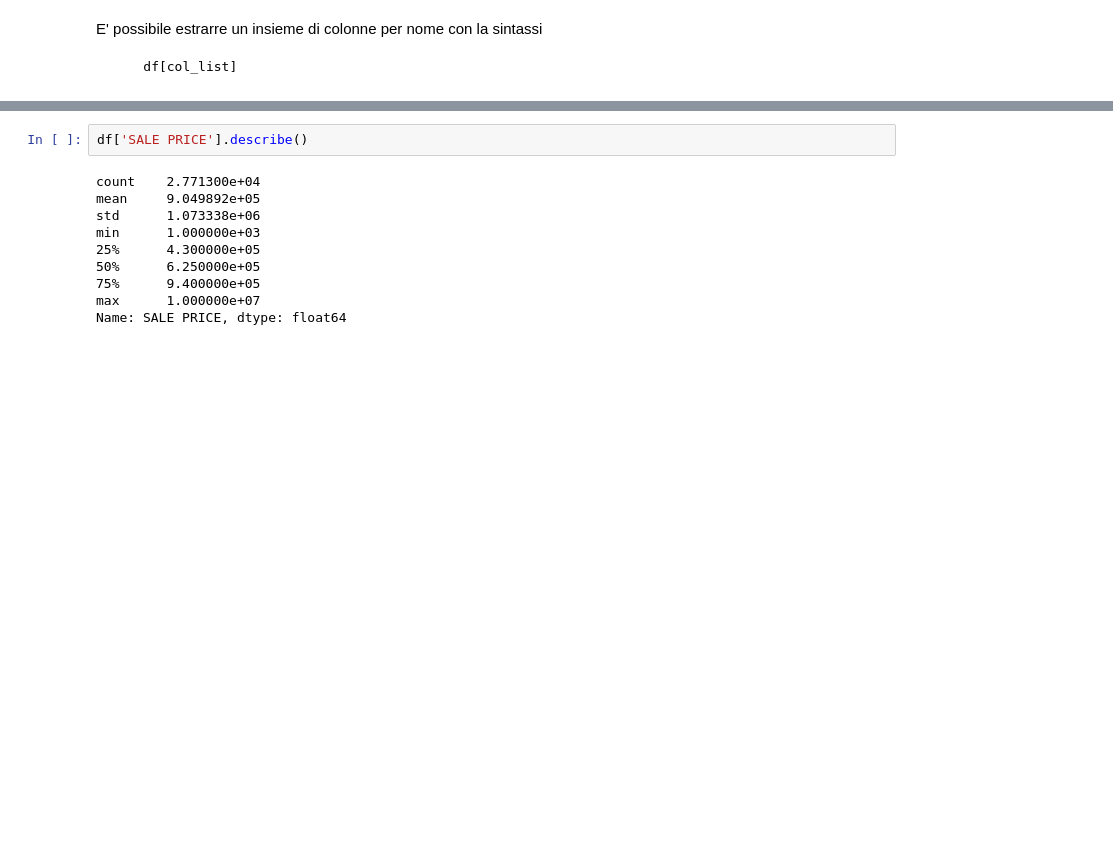
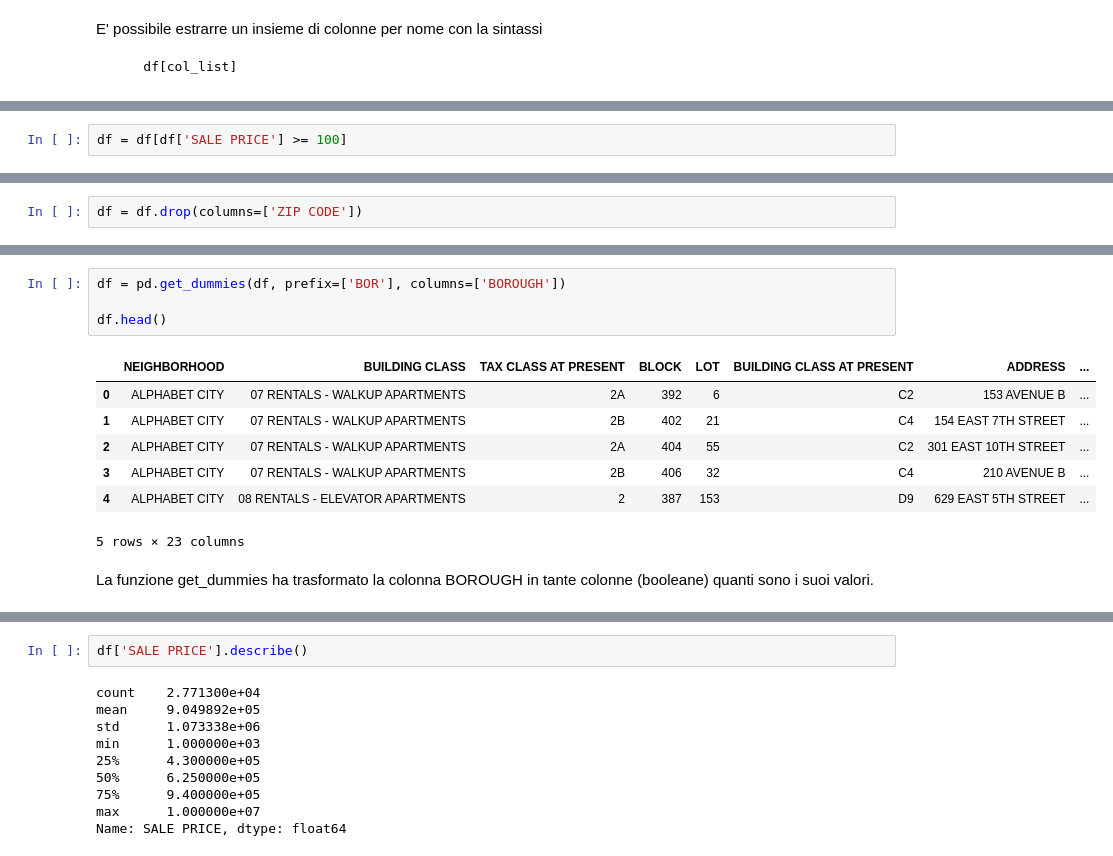
Before and after one commit to fbagattini/Master_BIM, a Jupyter notebook: 8. Pandas.ipynb, the cells around one changed output, grey strips where cells are left out. Cells and saved outputs as stored; diff of their text form; blank space fills up the shorter version.

```diff
--- a/8. Pandas.ipynb
+++ b/8. Pandas.ipynb
@@ -223,0 +169,2 @@ price_by_15days.plot()
+# %%
+df = df[df['SALE PRICE'] >= 100]
@@ -223,0 +177,2 @@ price_by_15days.plot()
+# %%
+df = df.drop(columns=['ZIP CODE'])
@@ -223,0 +199,14 @@ price_by_15days.plot()
+# %%
+df = pd.get_dummies(df, prefix=['BOR'], columns=['BOROUGH'])
+
+df.head()
+# %% [output]
+|  | NEIGHBORHOOD | BUILDING CLASS | TAX CLASS AT PRESENT | BLOCK | LOT | BUILDING CLASS AT PRESENT | ADDRESS | ... |
+| 0 | ALPHABET CITY | 07 RENTALS - WALKUP APARTMENTS | 2A | 392 | 6 | C2 | 153 AVENUE B | ... |
+| 1 | ALPHABET CITY | 07 RENTALS - WALKUP APARTMENTS | 2B | 402 | 21 | C4 | 154 EAST 7TH STREET | ... |
+| 2 | ALPHABET CITY | 07 RENTALS - WALKUP APARTMENTS | 2A | 404 | 55 | C2 | 301 EAST 10TH STREET | ... |
+| 3 | ALPHABET CITY | 07 RENTALS - WALKUP APARTMENTS | 2B | 406 | 32 | C4 | 210 AVENUE B | ... |
+| 4 | ALPHABET CITY | 08 RENTALS - ELEVATOR APARTMENTS | 2 | 387 | 153 | D9 | 629 EAST 5TH STREET | ... |
+5 rows × 23 columns
+# %% [markdown]
+La funzione get_dummies ha trasformato la colonna BOROUGH in tante colonne (booleane) quanti sono i suoi valori.
```
Also changed, not shown: parts of 72 cells of this notebook.
